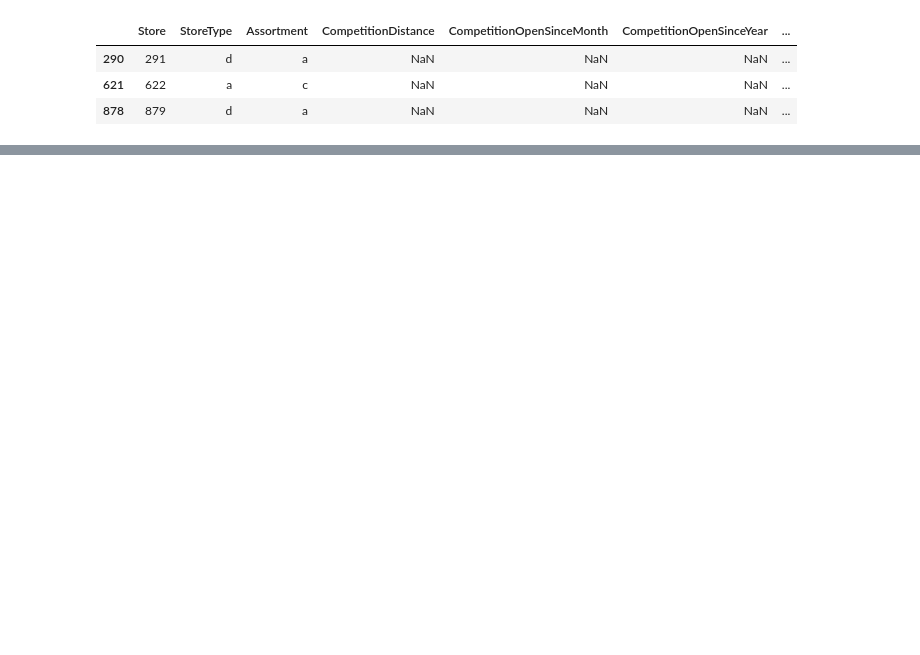
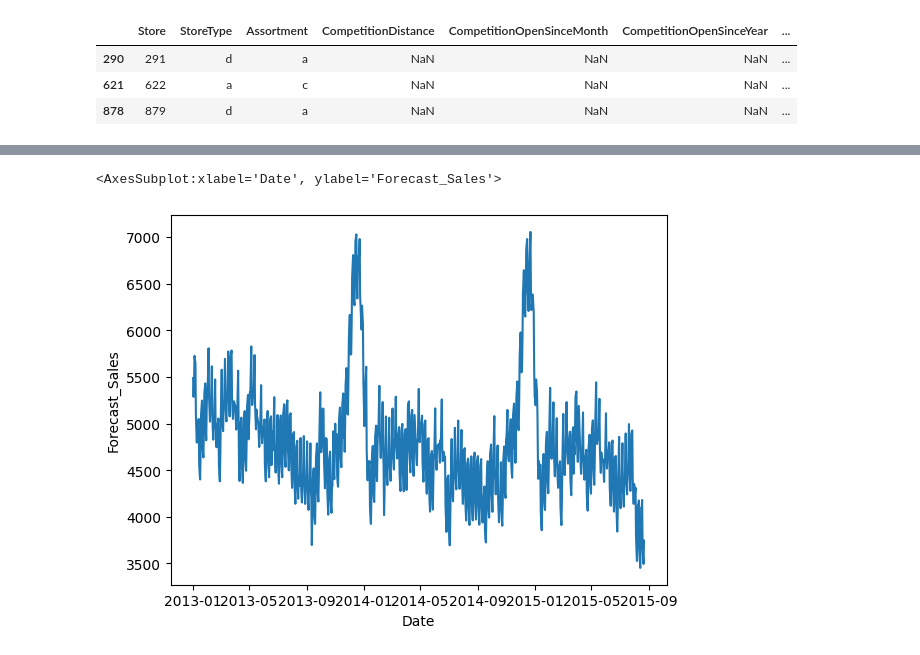
Before and after one commit to nahomHmichael/Rossman-Pharmaceutical-Sales-Pridiction, a Jupyter notebook: notebooks/sale_pridiction_using_prophet.ipynb, the cells around one changed output, grey strips where cells are left out. Cells and saved outputs as stored; diff of their text form; code cells hidden in the pictures; blank space fills up the shorter version.

```diff
--- a/notebooks/sale_pridiction_using_prophet.ipynb
+++ b/notebooks/sale_pridiction_using_prophet.ipynb
@@ -173,0 +206,4 @@ Merged df shape:  (844338, 22)
+# %%
+holidays = modeling_holiday(train)
+# %%
+prophet = Fb_prophet(sales,holidays)
@@ -173,0 +213,9 @@ Merged df shape:  (844338, 22)
+# %%
+week=3 #no of weeks we want to forcast
+fd = prophet.getFuture_dates(week)
+predict = prophet.get_predicate()
+# %%
+sns.lineplot(x=predict['Date'],y=predict['Forecast_Sales'],data=predict)
+# %% [output]
+<AxesSubplot:xlabel='Date', ylabel='Forecast_Sales'>
+[figure, added]
```
Also changed, not shown: parts of 20 cells of this notebook, 4 other files.
